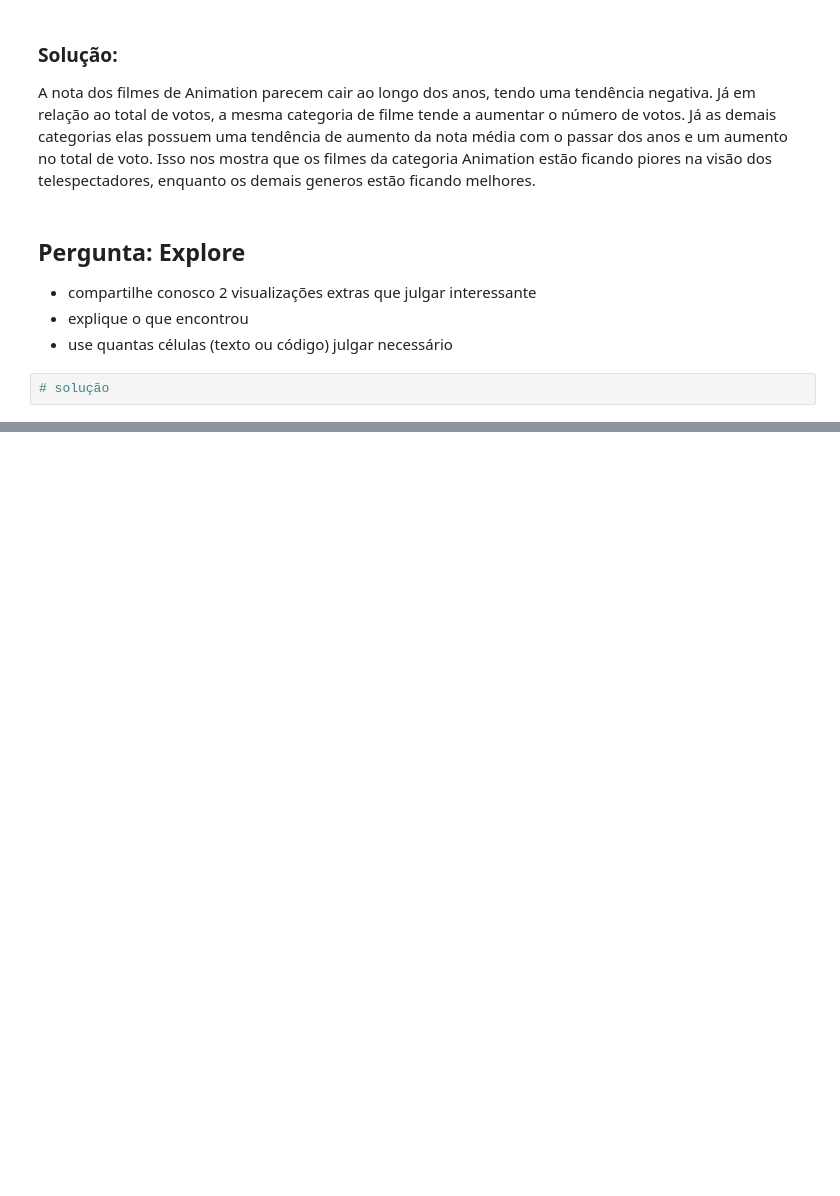
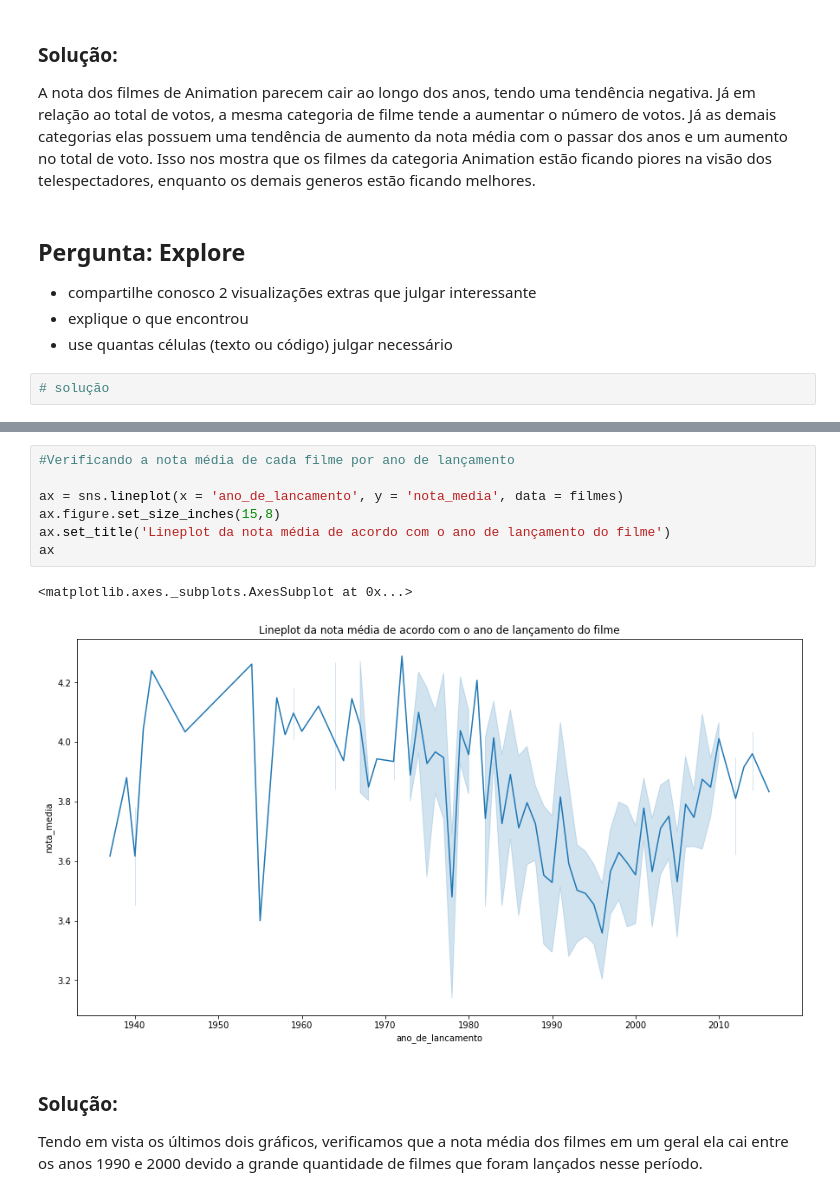
Before and after one commit to andremanesco/alura_data_science, a Jupyter notebook: Formação_Data_Science_Alura_Análise_exploratória_do_MovieLens.ipynb, the cells around one changed output, grey strips where cells are left out. Cells and saved outputs as stored; diff of their text form; blank space fills up the shorter version.

```diff
--- a/Formação_Data_Science_Alura_Análise_exploratória_do_MovieLens.ipynb
+++ b/Formação_Data_Science_Alura_Análise_exploratória_do_MovieLens.ipynb
@@ -740,0 +779,14 @@ A nota dos filmes de Animation parecem cair ao longo dos anos, tendo uma tendên
+# %%
+#Verificando a nota média de cada filme por ano de lançamento
+
+ax = sns.lineplot(x = 'ano_de_lancamento', y = 'nota_media', data = filmes)
+ax.figure.set_size_inches(15,8)
+ax.set_title('Lineplot da nota média de acordo com o ano de lançamento do filme')
+ax
+# %% [output]
+<matplotlib.axes._subplots.AxesSubplot at 0x...>
+[figure, added]
+# %% [markdown]
+### Solução:
+
+Tendo em vista os últimos dois gráficos, verificamos que a nota média dos filmes em um geral ela cai entre os anos 1990 e 2000 devido a grande quantidade de filmes que foram lançados nesse período.
```
Also changed, not shown: parts of 17 cells of this notebook.
